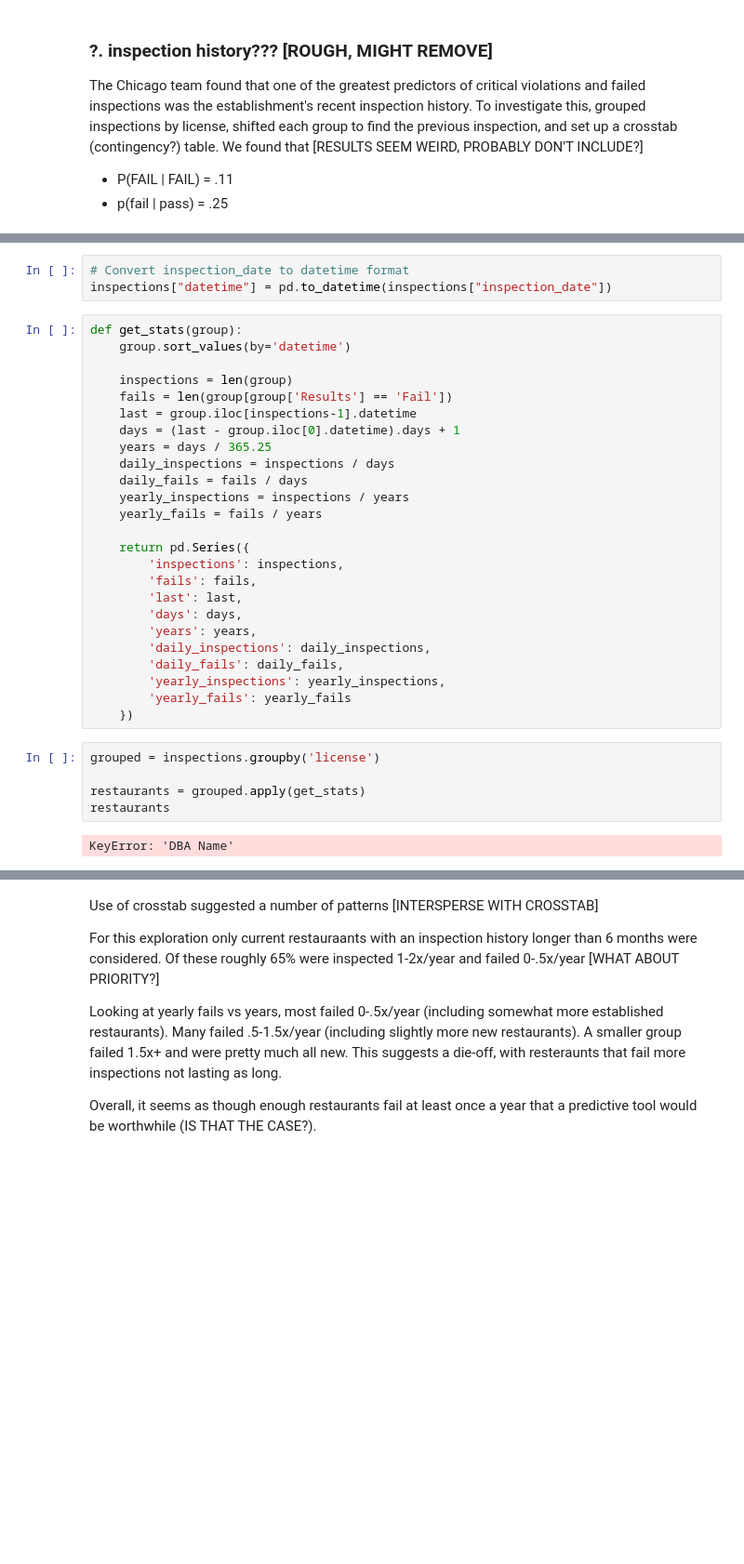
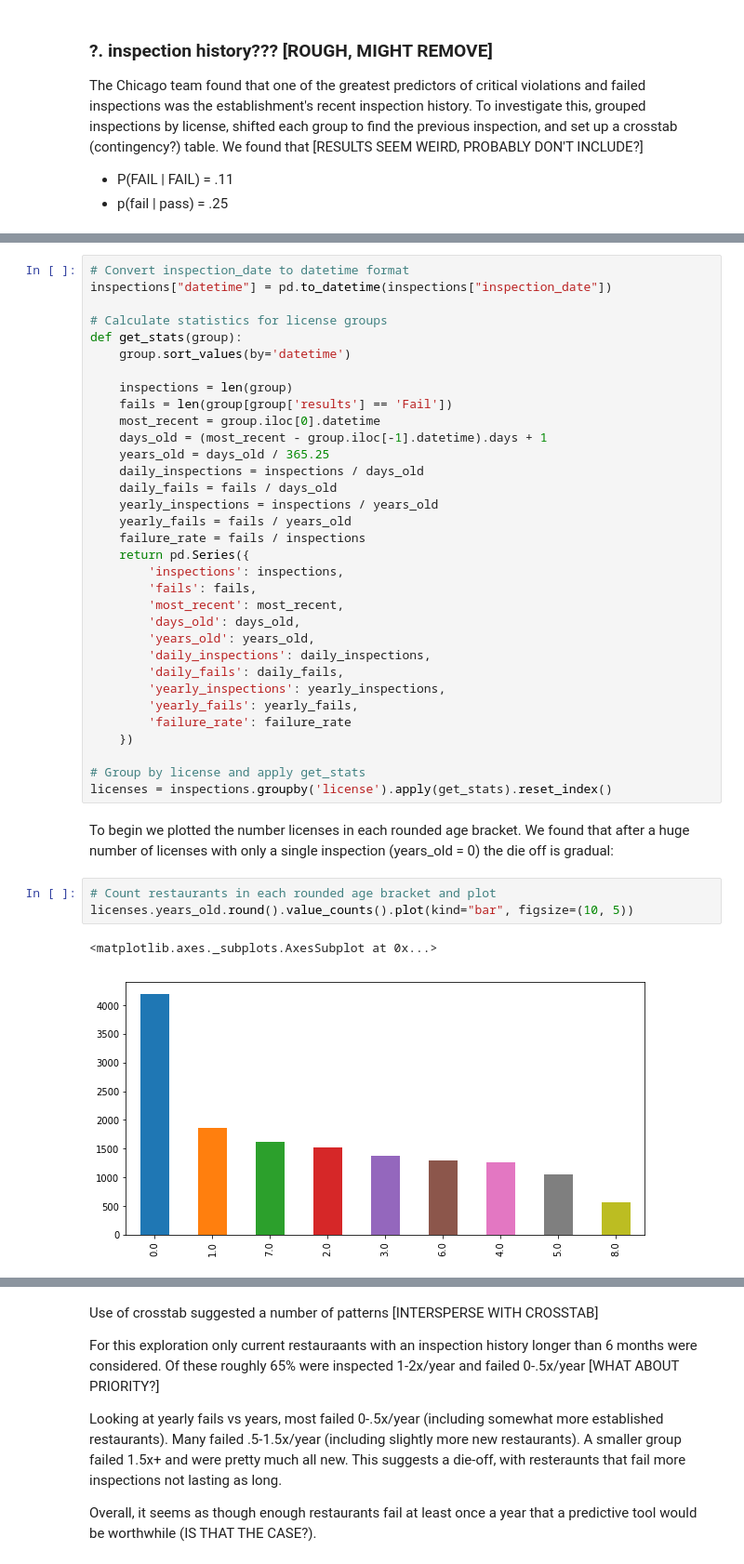
Before and after one commit to Sustainabilist/ChicagoDataAnalysis, a Jupyter notebook: PUBLICATION/publication_1_draft_1.ipynb, the cells around one changed output, grey strips where cells are left out. Shown at 93% size. Drawn from its saved outputs; the diff is of its cells as text; blank space fills up the shorter version.

```diff
--- a/PUBLICATION/publication_1_draft_1.ipynb
+++ b/PUBLICATION/publication_1_draft_1.ipynb
@@ -309,35 +310,41 @@ To explore this we first grouped inspections by license, and then for each licen
-# %%
-# Convert inspection_date to datetime format
-inspections["datetime"] = pd.to_datetime(inspections["inspection_date"])
 # %%
+# Convert inspection_date to datetime format
+inspections["datetime"] = pd.to_datetime(inspections["inspection_date"])
+
+# Calculate statistics for license groups
 def get_stats(group):
     group.sort_values(by='datetime')
 
     inspections = len(group)
-    fails = len(group[group['Results'] == 'Fail'])
-    last = group.iloc[inspections-1].datetime
-    days = (last - group.iloc[0].datetime).days + 1
-    years = days / 365.25
-    daily_inspections = inspections / days
-    daily_fails = fails / days
-    yearly_inspections = inspections / years
-    yearly_fails = fails / years
-
+    fails = len(group[group['results'] == 'Fail'])
+    most_recent = group.iloc[0].datetime
+    days_old = (most_recent - group.iloc[-1].datetime).days + 1
+    years_old = days_old / 365.25
+    daily_inspections = inspections / days_old
+    daily_fails = fails / days_old
+    yearly_inspections = inspections / years_old
+    yearly_fails = fails / years_old
+    failure_rate = fails / inspections
     return pd.Series({
         'inspections': inspections,
         'fails': fails,
-        'last': last,
-        'days': days,
-        'years': years,
+        'most_recent': most_recent,
+        'days_old': days_old,
+        'years_old': years_old,
         'daily_inspections': daily_inspections,
         'daily_fails': daily_fails,
         'yearly_inspections': yearly_inspections,
-        'yearly_fails': yearly_fails
+        'yearly_fails': yearly_fails,
+        'failure_rate': failure_rate
     })
+
+# Group by license and apply get_stats
+licenses = inspections.groupby('license').apply(get_stats).reset_index()
-# %%
-grouped = inspections.groupby('license')
-
-restaurants = grouped.apply(get_stats)
-restaurants
-# %% [output]
-KeyError: 'DBA Name'
+# %% [markdown]
+To begin we plotted the number licenses in each rounded age bracket. We found that after a huge number of licenses with only a single inspection (years_old = 0) the die off is gradual:
+# %%
+# Count restaurants in each rounded age bracket and plot
+licenses.years_old.round().value_counts().plot(kind="bar", figsize=(10, 5))
+# %% [output]
+<matplotlib.axes._subplots.AxesSubplot at 0x...>
+[figure, added]
```
Also changed, not shown: parts of 5 cells of this notebook.
